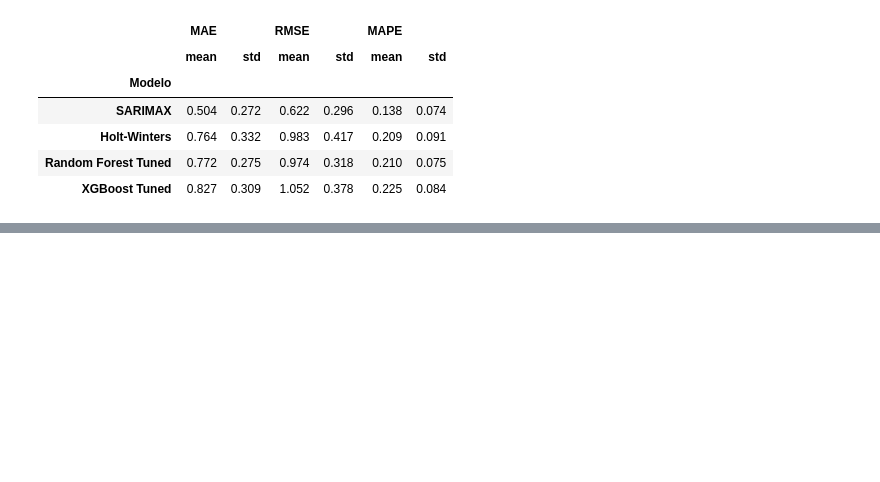
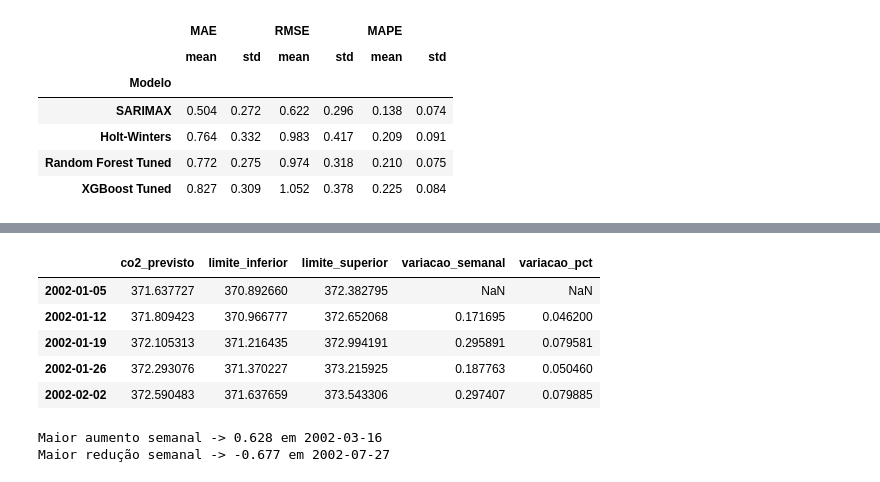
Before and after one commit to RenanTrevelim/co2-forecasting-statistical-vs-ml, a Jupyter notebook: notebooks/03_modelos_series_temporais.ipynb, the cells around one changed output, grey strips where cells are left out. Cells and saved outputs as stored; diff of their text form; code cells hidden in the pictures; blank space fills up the shorter version.

```diff
--- a/notebooks/03_modelos_series_temporais.ipynb
+++ b/notebooks/03_modelos_series_temporais.ipynb
@@ -500,0 +584,6 @@ plt.show()
+# %%
+modelo_producao = SARIMAX(
+    dados['co2'],
+    order=(1,1,1),
+    seasonal_order=(1,1,1,52)
+).fit()
@@ -500,0 +701,31 @@ plt.show()
+# %%
+forecast_df["variacao_semanal"] = (forecast_df["co2_previsto"].diff())
+
+forecast_df["variacao_pct"] = (forecast_df["co2_previsto"].pct_change() * 100)
+
+forecast_df.head()
+# %% [output]
+|  | co2_previsto | limite_inferior | limite_superior | variacao_semanal | variacao_pct |
+| 2002-01-05 | 371.637727 | 370.892660 | 372.382795 | NaN | NaN |
+| 2002-01-12 | 371.809423 | 370.966777 | 372.652068 | 0.171695 | 0.046200 |
+| 2002-01-19 | 372.105313 | 371.216435 | 372.994191 | 0.295891 | 0.079581 |
+| 2002-01-26 | 372.293076 | 371.370227 | 373.215925 | 0.187763 | 0.050460 |
+| 2002-02-02 | 372.590483 | 371.637659 | 373.543306 | 0.297407 | 0.079885 |
+# %%
+maior_alta = forecast_df["variacao_semanal"].idxmax()
+maior_queda = forecast_df["variacao_semanal"].idxmin()
+
+print(
+    f"Maior aumento semanal -> "
+    f"{forecast_df.loc[maior_alta, 'variacao_semanal']:.3f} "
+    f"em {maior_alta.date()}"
+)
+
+print(
+    f"Maior redução semanal -> "
+    f"{forecast_df.loc[maior_queda, 'variacao_semanal']:.3f} "
+    f"em {maior_queda.date()}"
+)
+# %% [output]
+Maior aumento semanal -> 0.628 em 2002-03-16
+Maior redução semanal -> -0.677 em 2002-07-27
```
Also changed, not shown: parts of 22 cells of this notebook.
